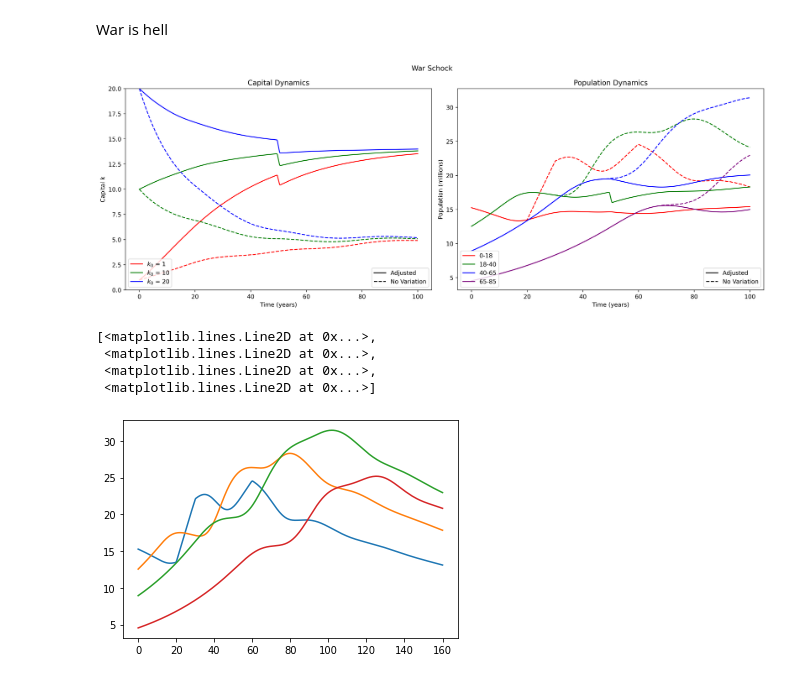
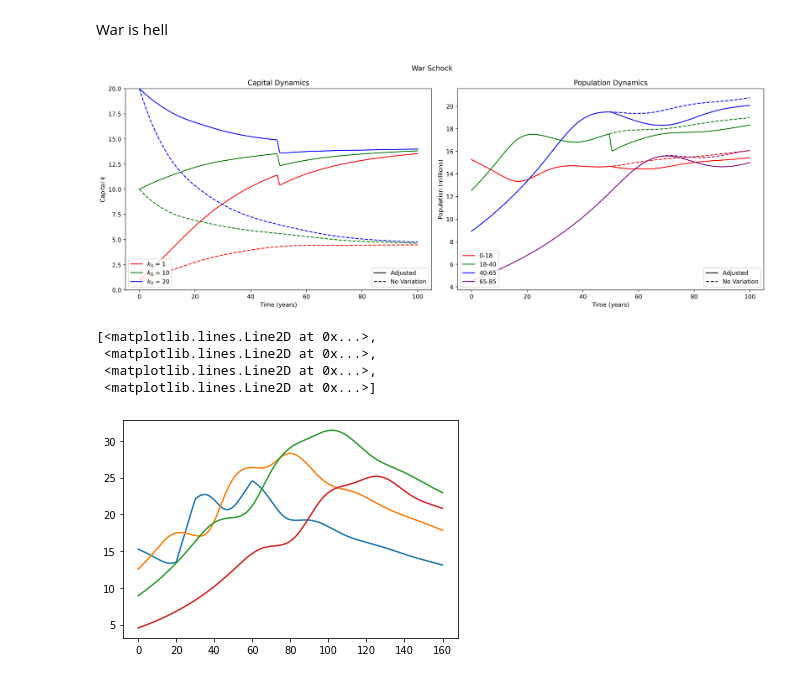
Before and after one commit to addmelo/volume4-project, a Jupyter notebook: Volume4Project copy.ipynb, the cells around one changed output. Drawn from its saved outputs; the diff is of its cells as text; code cells hidden in the pictures.

```diff
--- a/Volume4Project copy.ipynb
+++ b/Volume4Project copy.ipynb
@@ -514,7 +514,7 @@ style_legend = []
 solow_parameters = Solow_Model_Parameters()
 # Here we initialize the ode function to solve
 prior_model = Population_Solow_Model(fertility_rate=2.1,solow_growth_parameters=solow_parameters)
-population_model.prep_model()
+prior_model.prep_model()
 
 
 #Iterate through initial conditions, plot both the shock and the growth without shock
@@ -529,7 +529,7 @@ for k0 in IC:
     x0 = np.concatenate((pop_0,[k0]))
 
     sol_shock = solve_ivp(ode_shock,(0,100),x0,t_eval=ts)
-    sol_normal = population_model.solve(ts,pop_0,k0)
+    sol_normal = prior_model.solve(ts,pop_0,k0)
 
     # Here consolidate the ages into age brackets, to make the data more visible
     # Grouping the age brackets will also make it easier for our model
@@ -571,34 +571,34 @@ label_list = ["Adjusted", "No Variation"]
 colors = ["red", "green", "blue","purple"]
 color_legend = []
 style_legend = []
 plt.subplot(122)
 for i in range(pop_values_shock.T.shape[1]):
     color = colors[i]
     to_plot_shock = pop_values_shock.T[:,i]
     to_plot_normal = pop_values_normal.T[:,i]
     plt.plot(sol_shock.t,to_plot_shock,'-',color = color)
     plt.plot(sol_normal.t,to_plot_normal,'--',color = color)
     #Add color line to legend
     colorLine = Line2D([0,1],[0,1], linestyle='-', color=color)
     color_legend.append(colorLine)
 #Make 2 legends, set other plot information
 styleLine = Line2D([0,1],[0,1], linestyle='-', color="black")
 style_legend.append(styleLine)
 styleLine = Line2D([0,1],[0,1], linestyle='--', color="black")
 style_legend.append(styleLine)
 legend1 = plt.legend(color_legend, pop_labels, loc=3)
 plt.legend(style_legend, label_list, loc=4)
 plt.gca().add_artist(legend1)
 
 plt.xlabel("Time (years)")
 plt.ylabel("Population (millions)")
 plt.title("Population Dynamics")
 plt.tight_layout()
 plt.show()
 
 plt.plot(sol.t,values.T,label = labels)
 # %% [output]
-[figure, old version]
+[figure, new version]
 [<matplotlib.lines.Line2D at 0x...>,
  <matplotlib.lines.Line2D at 0x...>,
  <matplotlib.lines.Line2D at 0x...>,
```
Also changed, not shown: parts of 1 cell of this notebook.
